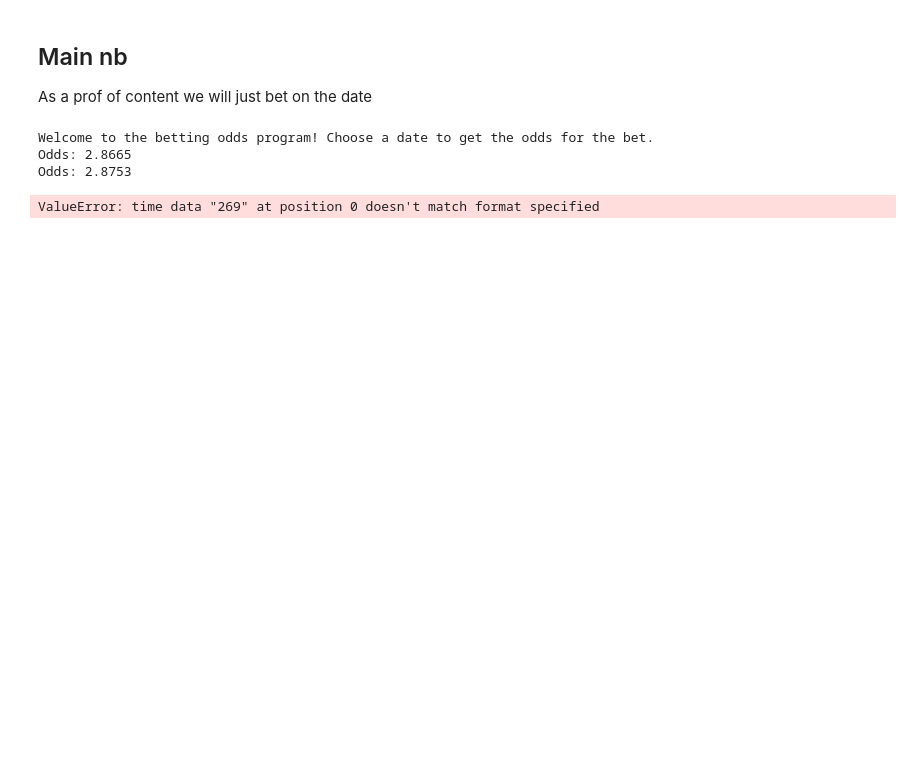
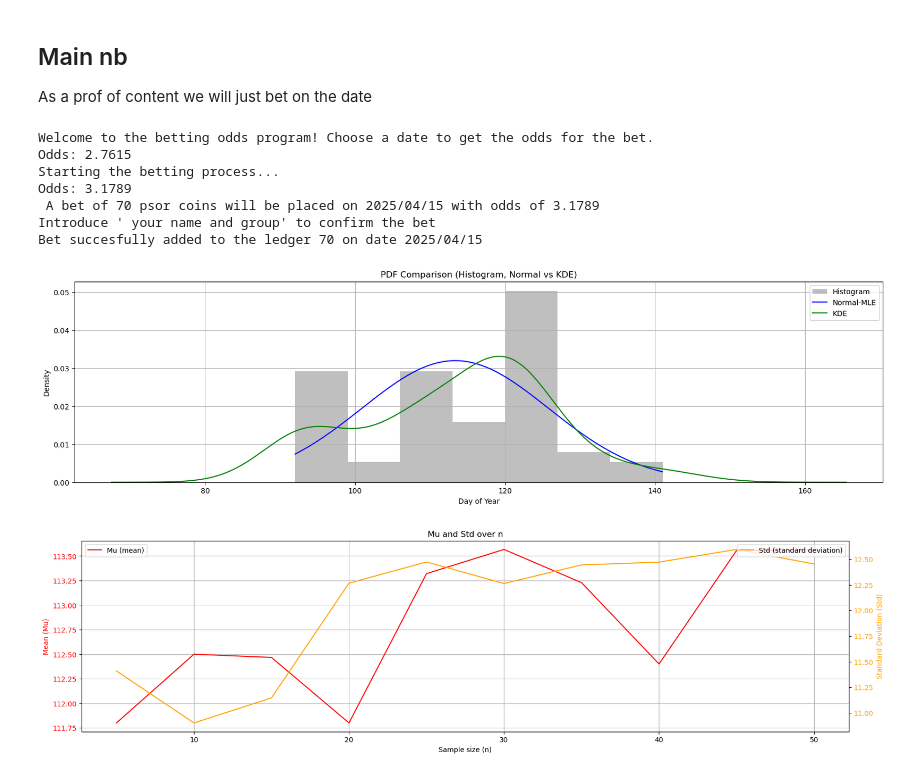
Before and after one commit to GabrielFollet/ice_betting, a Jupyter notebook: main.ipynb, the cells around one changed output. Cells and saved outputs as stored; diff of their text form; code cells hidden in the pictures; blank space fills up the shorter version.

```diff
--- a/main.ipynb
+++ b/main.ipynb
@@ -6,23 +6,32 @@ As a prof of content we will just bet on the date
 from functions import *
 # Example usage for testing
 if __name__ == "__main__":
-    bet_date = '2024/09/25'  # Date for the bet
-    bet_amount = 10  # Amount placed for the bet
     csv_file = 'betting_odds.csv'  # CSV file with betting odds and statistics
     ledger_file = 'global_ledger.csv'  # CSV file with global ledger (historical bets)
-
     print("Welcome to the betting odds program! Choose a date to get the odds for the bet.")
     odds = get_odds(csv_file)
-
     new_odd=input("Press 1 to get odd for another date")
     while new_odd=='1':
         bet_date = input("Enter the date for the bet in the format YYYY/MM/DD: ")
         odds = get_odds(csv_file, bet_date)
         new_odd=input("Press 1 to get odd for another date")
-    # Update the betting odds file after a bet is placed
+
+
+
+
+    bet_date = input('Date to bet on (YYY-MM-DD)')  # Date for the bet
+    bet_amount = input(' Amount to be')  # Amount placed for the bet
+
+
+
+    print('Starting the betting process...')
+
     update_betting_file(bet_date, bet_amount, csv_file, ledger_file)
 # %% [output]
 Welcome to the betting odds program! Choose a date to get the odds for the bet.
-Odds: 2.8665
-Odds: 2.8753
+Odds: 2.7615
+Starting the betting process...
+Odds: 3.1789
+ A bet of 70 psor coins will be placed on 2025/04/15 with odds of 3.1789
+Introduce ' your name and group' to confirm the bet
+Bet succesfully added to the ledger 70 on date 2025/04/15
-ValueError: time data "269" at position 0 doesn't match format specified
@@ -42,0 +38,14 @@ plot_pdf(base_pdf, "Initial PDF")
+# %%
+
+df = pd.read_csv('global_ledger.csv',sep=';')
+dates = pd.to_datetime(df['predicted date'])
+day_of_year = dates.dt.dayofyear
+
+# Plot the PDF with histogram, normal distribution, and KDE
+plot_pdf(day_of_year, "PDF Comparison (Histogram, Normal vs KDE)")
+
+# Plot mu and std vs n using two y-axes
+plot_mu_std_vs_n(day_of_year, "Mu and Std over n")
+# %% [output]
+[figure, added]
+[figure, added]
```
Also changed, not shown: parts of 1 cell of this notebook, 4 other files.
